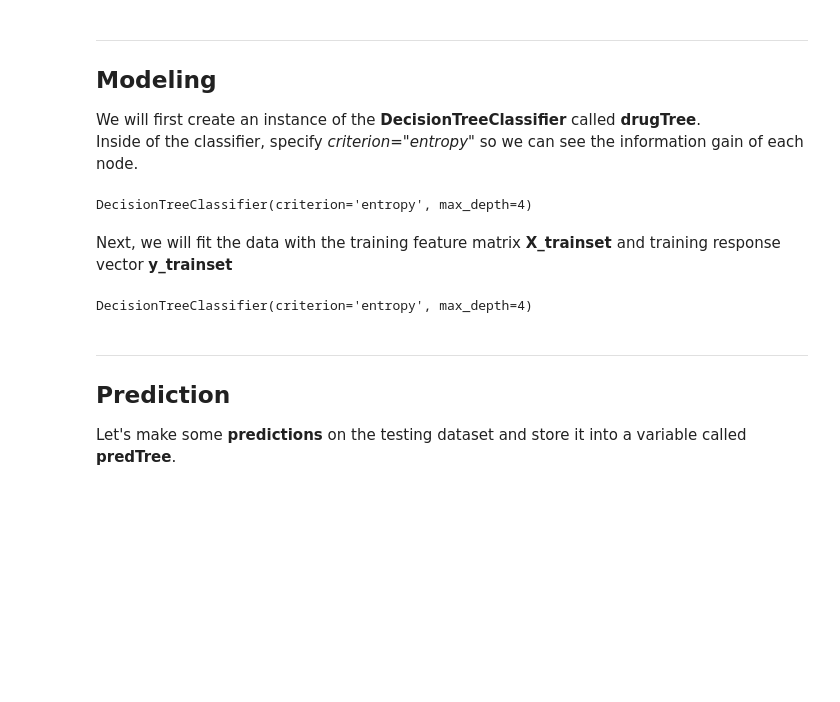
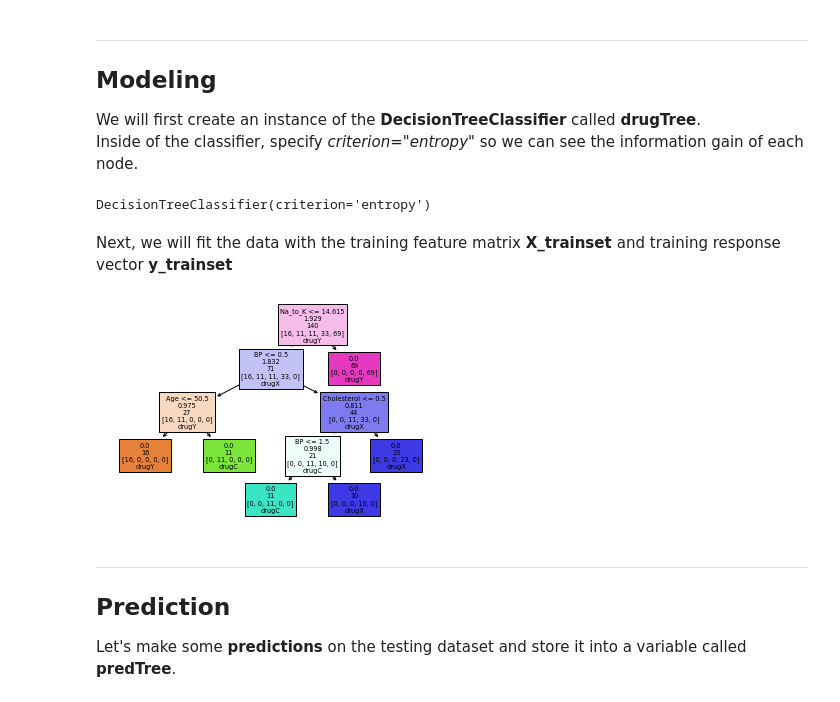
Before and after one commit to LucasHlmn/IBM-Data-Science-Course, a Jupyter notebook: Exercises and Assignments/Decision-Trees.ipynb, the cells around one changed output. Drawn from its saved outputs; the diff is of its cells as text; code cells hidden in the pictures; blank space fills up the shorter version.

```diff
--- a/Exercises and Assignments/Decision-Trees.ipynb
+++ b/Exercises and Assignments/Decision-Trees.ipynb
@@ -128,3 +128,7 @@ array([[23, 'F', 'HIGH', 'HIGH', 25.355],
        [47, 'M', 'LOW', 'HIGH', 10.114],
        [28, 'F', 'NORMAL', 'HIGH', 7.798],
        [61, 'F', 'LOW', 'HIGH', 18.043]], dtype=object)
+# %%
+Features = my_data.columns.values[:-1]
+Features=Features.tolist()
+Features
@@ -229,16 +235,19 @@ print('Shape of X training set {}'.format(X_testset.shape),'&',' Size of Y train
     Inside of the classifier, specify <i> criterion="entropy" </i> so we can see the information gain of each node.
 </div>
 # %%
-drugTree = DecisionTreeClassifier(criterion="entropy", max_depth = 4)
+drugTree = DecisionTreeClassifier(criterion="entropy")
 drugTree # it shows the default parameters
 # %% [output]
-DecisionTreeClassifier(criterion='entropy', max_depth=4)
+DecisionTreeClassifier(criterion='entropy')
 # %% [markdown]
 Next, we will fit the data with the training feature matrix <b> X_trainset </b> and training  response vector <b> y_trainset </b>
-# %%
-drugTree.fit(X_trainset,y_trainset)
-# %% [output]
-DecisionTreeClassifier(criterion='entropy', max_depth=4)
+# %%
+from sklearn import tree
+drugTree = drugTree.fit(X_trainset,y_trainset)
+plotTree=tree.plot_tree(drugTree,feature_names = Features, class_names = y,label='none',filled=True)
+plt.show()
+# %% [output]
+[figure, added]
 # %% [markdown]
 <hr>
 
```
Also changed, not shown: parts of 5 cells of this notebook, 15 other files.
